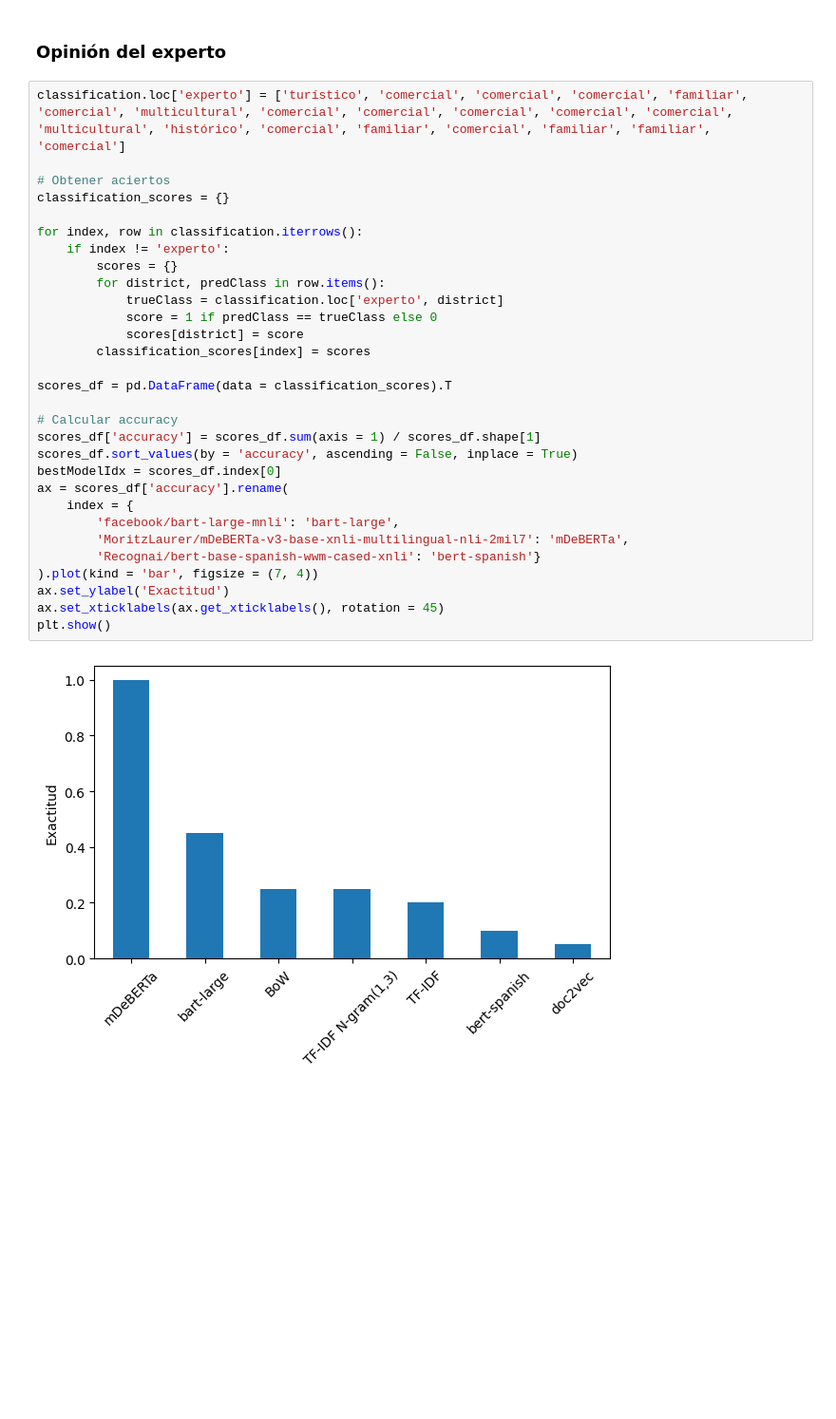
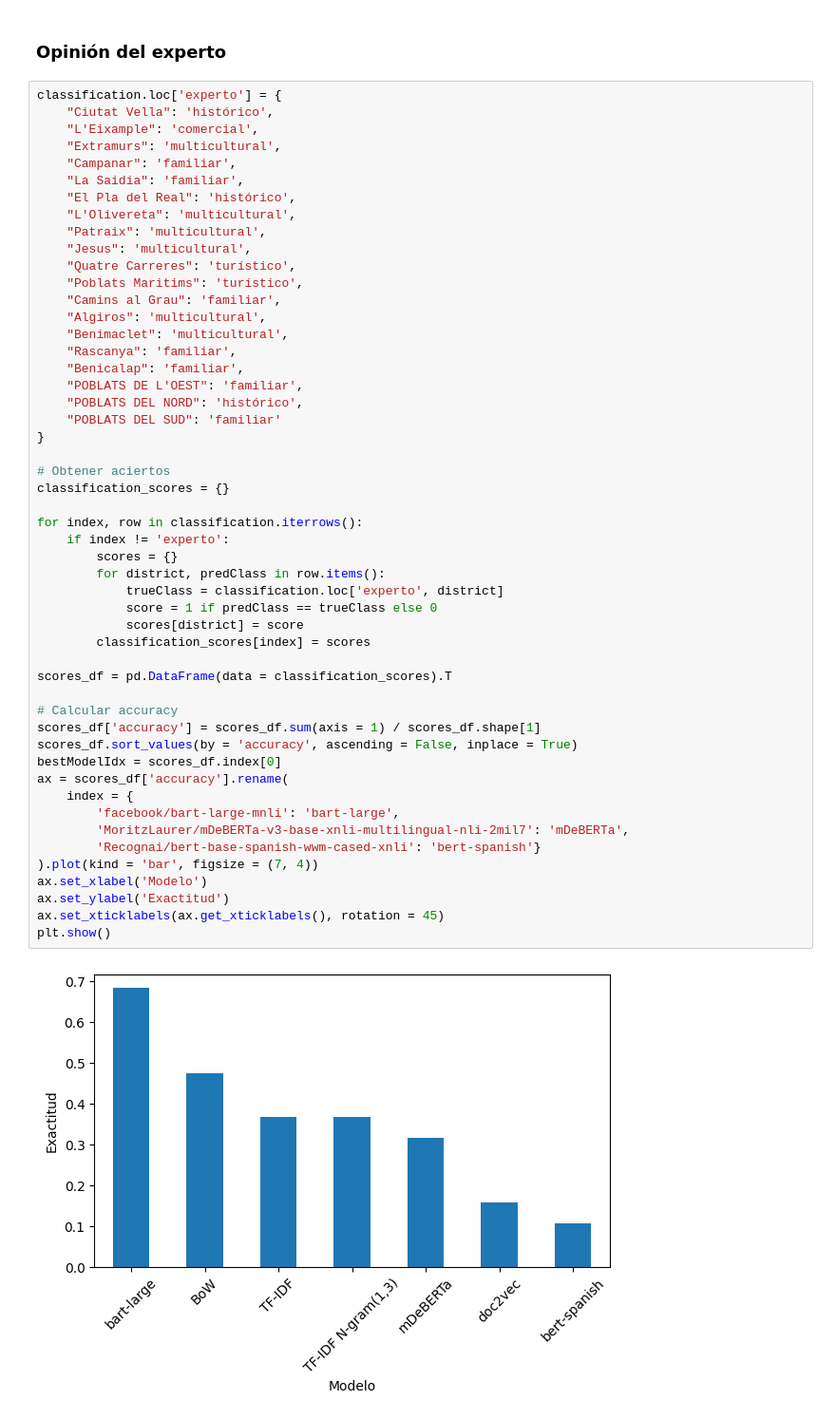
Before and after one commit to esedesam/mcd-nlp-proyecto, a Jupyter notebook: clasificarBarrios.ipynb, the cells around one changed output. Shown at 95% size. Saved outputs shown, nothing was run; the diff lists cells and outputs as text; blank space fills up the shorter version.

```diff
--- a/clasificarBarrios.ipynb
+++ b/clasificarBarrios.ipynb
@@ -619,34 +621,55 @@ classification
 # %% [markdown]
 ### Opinión del experto
 # %%
-classification.loc['experto'] = ['turístico', 'comercial', 'comercial', 'comercial', 'familiar', 'comercial', 'multicultural', 'comercial', 'comercial', 'comercial', 'comercial', 'comercial', 'multicultural', 'histórico', 'comercial', 'familiar', 'comercial', 'familiar', 'familiar', 'comercial']
+classification.loc['experto'] = {
+    "Ciutat Vella": 'histórico',
+    "L'Eixample": 'comercial',
+    "Extramurs": 'multicultural',
+    "Campanar": 'familiar',
+    "La Saidia": 'familiar',
+    "El Pla del Real": 'histórico',
+    "L'Olivereta": 'multicultural',
+    "Patraix": 'multicultural',
+    "Jesus": 'multicultural',
+    "Quatre Carreres": 'turístico',
+    "Poblats Maritims": 'turístico',
+    "Camins al Grau": 'familiar',
+    "Algiros": 'multicultural',
+    "Benimaclet": 'multicultural',
+    "Rascanya": 'familiar',
+    "Benicalap": 'familiar',
+    "POBLATS DE L'OEST": 'familiar',
+    "POBLATS DEL NORD": 'histórico',
+    "POBLATS DEL SUD": 'familiar'
+}
 
 # Obtener aciertos
 classification_scores = {}
 
 for index, row in classification.iterrows():
     if index != 'experto':
         scores = {}
         for district, predClass in row.items():
             trueClass = classification.loc['experto', district]
             score = 1 if predClass == trueClass else 0
             scores[district] = score
         classification_scores[index] = scores
 
 scores_df = pd.DataFrame(data = classification_scores).T
 
 # Calcular accuracy
 scores_df['accuracy'] = scores_df.sum(axis = 1) / scores_df.shape[1]
 scores_df.sort_values(by = 'accuracy', ascending = False, inplace = True)
 bestModelIdx = scores_df.index[0]
 ax = scores_df['accuracy'].rename(
     index = {
         'facebook/bart-large-mnli': 'bart-large',
         'MoritzLaurer/mDeBERTa-v3-base-xnli-multilingual-nli-2mil7': 'mDeBERTa',
         'Recognai/bert-base-spanish-wwm-cased-xnli': 'bert-spanish'}
 ).plot(kind = 'bar', figsize = (7, 4))
+ax.set_xlabel('Modelo')
 ax.set_ylabel('Exactitud')
 ax.set_xticklabels(ax.get_xticklabels(), rotation = 45)
 plt.show()
 # %% [output]
-[figure, old version]
+[figure, new version]
```
Also changed, not shown: parts of 7 cells of this notebook, 5 other files.
